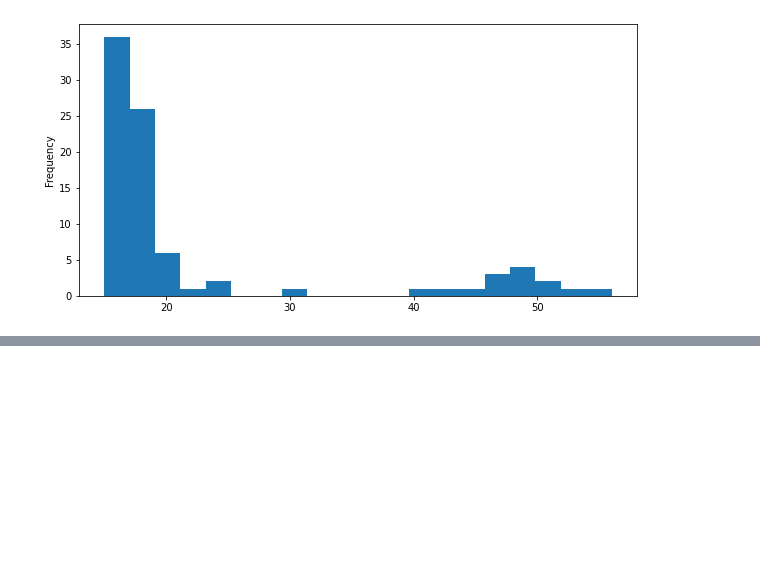
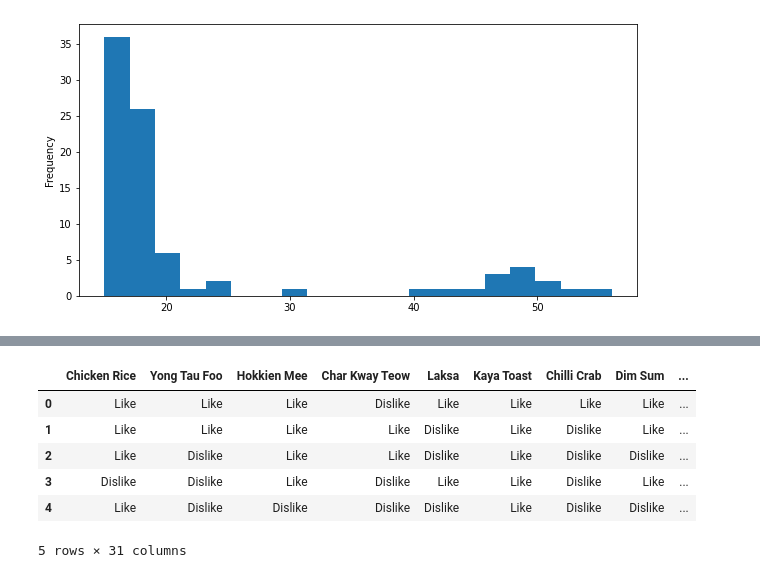
Before and after one commit to UltraRaptorYT/Batey, a Jupyter notebook: Recommender/Test.ipynb, the cells around one changed output, grey strips where cells are left out. Saved outputs shown, nothing was run; the diff lists cells and outputs as text; code cells hidden in the pictures; blank space fills up the shorter version.

```diff
--- a/Recommender/Test.ipynb
+++ b/Recommender/Test.ipynb
@@ -33,0 +76,12 @@ df["Age"].plot(kind='hist', bins=20, figsize=(10,5))
+# %%
+# Create new column for userId based on row
+df_clean['userId'] = df_clean.index
+df_clean.head()
+# %% [output]
+|  | Chicken Rice | Yong Tau Foo | Hokkien Mee | Char Kway Teow | Laksa | Kaya Toast | Chilli Crab | Dim Sum | ... |
+| 0 | Like | Like | Like | Dislike | Like | Like | Like | Like | ... |
+| 1 | Like | Like | Like | Like | Dislike | Like | Dislike | Like | ... |
+| 2 | Like | Dislike | Like | Like | Dislike | Like | Dislike | Dislike | ... |
+| 3 | Dislike | Dislike | Like | Dislike | Like | Like | Dislike | Like | ... |
+| 4 | Like | Dislike | Dislike | Dislike | Dislike | Like | Dislike | Dislike | ... |
+5 rows × 31 columns
```
Also changed, not shown: parts of 14 cells of this notebook, 7 other files.
